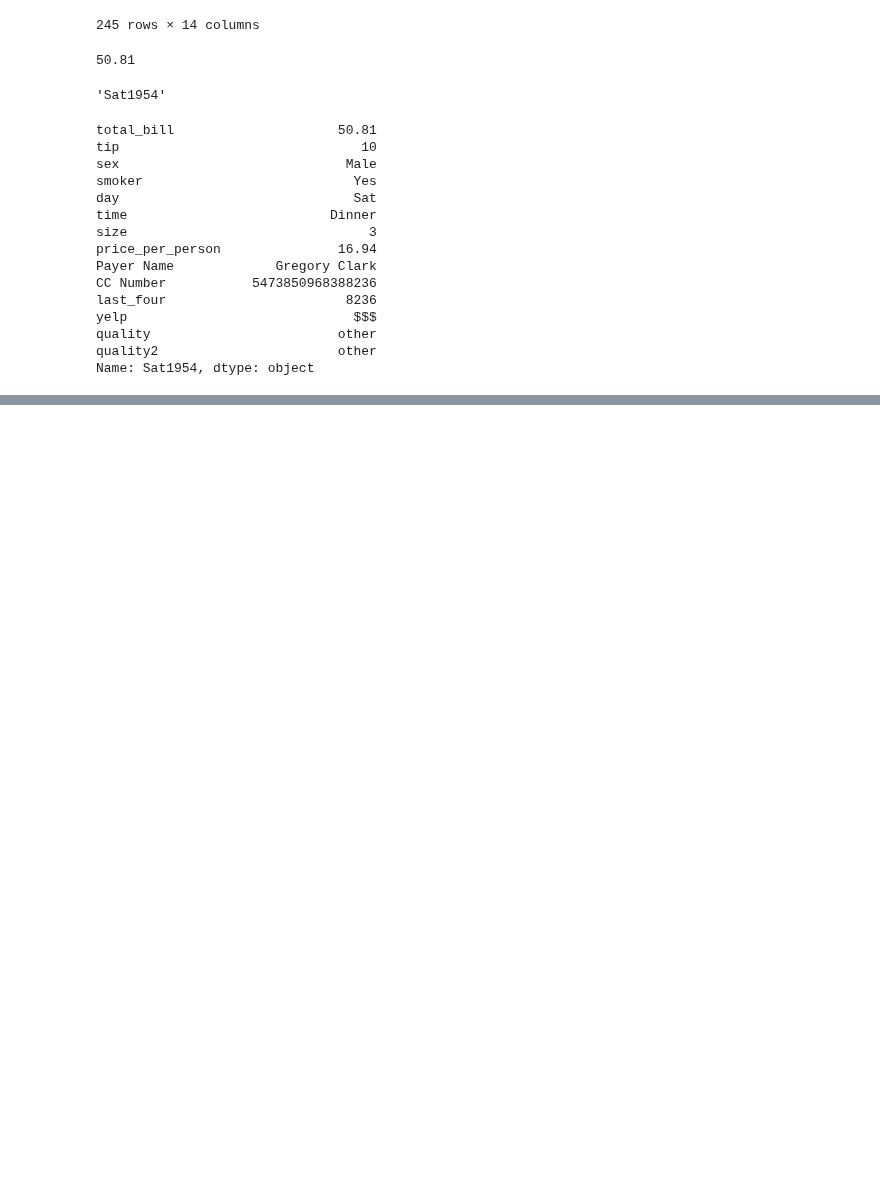
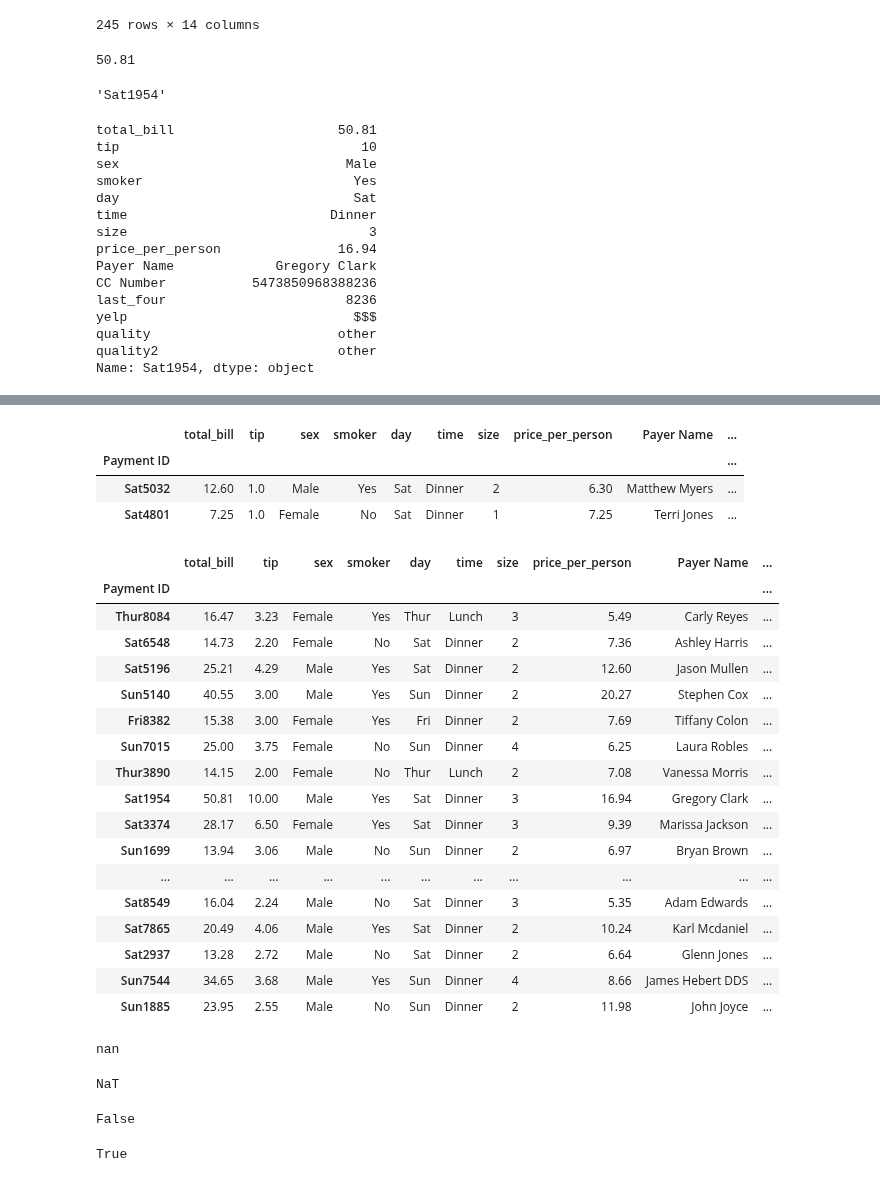
Before and after one commit to ddrightnow/Machine-Learning-Projects, a Jupyter notebook: Python Data Science and Machine Learning/Setup and Environments/03-Pandas/dsml2 pd.ipynb, the cells around one changed output, grey strips where cells are left out. Cells and saved outputs as stored; diff of their text form; code cells hidden in the pictures; blank space fills up the shorter version.

```diff
--- a/Python Data Science and Machine Learning/Setup and Environments/03-Pandas/dsml2 pd.ipynb
+++ b/Python Data Science and Machine Learning/Setup and Environments/03-Pandas/dsml2 pd.ipynb
@@ -675,0 +807,44 @@ Name: Sat1954, dtype: object
+# %%
+df.sort_values('tip').iloc[:2]
+# %% [output]
+|  | total_bill | tip | sex | smoker | day | time | size | price_per_person | Payer Name | ... |
+| Payment ID |  |  |  |  |  |  |  |  |  | ... |
+| Sat5032 | 12.60 | 1.0 | Male | Yes | Sat | Dinner | 2 | 6.30 | Matthew Myers | ... |
+| Sat4801 | 7.25 | 1.0 | Female | No | Sat | Dinner | 1 | 7.25 | Terri Jones | ... |
+# %%
+df.sample(frac=0.1) #0.1, 10% of data to be sampled
+# %% [output]
+|  | total_bill | tip | sex | smoker | day | time | size | price_per_person | Payer Name | ... |
+| Payment ID |  |  |  |  |  |  |  |  |  | ... |
+| Thur8084 | 16.47 | 3.23 | Female | Yes | Thur | Lunch | 3 | 5.49 | Carly Reyes | ... |
+| Sat6548 | 14.73 | 2.20 | Female | No | Sat | Dinner | 2 | 7.36 | Ashley Harris | ... |
+| Sat5196 | 25.21 | 4.29 | Male | Yes | Sat | Dinner | 2 | 12.60 | Jason Mullen | ... |
+| Sun5140 | 40.55 | 3.00 | Male | Yes | Sun | Dinner | 2 | 20.27 | Stephen Cox | ... |
+| Fri8382 | 15.38 | 3.00 | Female | Yes | Fri | Dinner | 2 | 7.69 | Tiffany Colon | ... |
+| Sun7015 | 25.00 | 3.75 | Female | No | Sun | Dinner | 4 | 6.25 | Laura Robles | ... |
+| Thur3890 | 14.15 | 2.00 | Female | No | Thur | Lunch | 2 | 7.08 | Vanessa Morris | ... |
+| Sat1954 | 50.81 | 10.00 | Male | Yes | Sat | Dinner | 3 | 16.94 | Gregory Clark | ... |
+| Sat3374 | 28.17 | 6.50 | Female | Yes | Sat | Dinner | 3 | 9.39 | Marissa Jackson | ... |
+| Sun1699 | 13.94 | 3.06 | Male | No | Sun | Dinner | 2 | 6.97 | Bryan Brown | ... |
+| ... | ... | ... | ... | ... | ... | ... | ... | ... | ... | ... |
+| Sat8549 | 16.04 | 2.24 | Male | No | Sat | Dinner | 3 | 5.35 | Adam Edwards | ... |
+| Sat7865 | 20.49 | 4.06 | Male | Yes | Sat | Dinner | 2 | 10.24 | Karl Mcdaniel | ... |
+| Sat2937 | 13.28 | 2.72 | Male | No | Sat | Dinner | 2 | 6.64 | Glenn Jones | ... |
+| Sun7544 | 34.65 | 3.68 | Male | Yes | Sun | Dinner | 4 | 8.66 | James Hebert DDS | ... |
+| Sun1885 | 23.95 | 2.55 | Male | No | Sun | Dinner | 2 | 11.98 | John Joyce | ... |
+# %%
+np.nan
+# %% [output]
+nan
+# %%
+pd.NaT
+# %% [output]
+NaT
+# %%
+np.nan == np.nan
+# %% [output]
+False
+# %%
+np.nan is np.nan
+# %% [output]
+True
```
Also changed, not shown: parts of 102 cells of this notebook.
